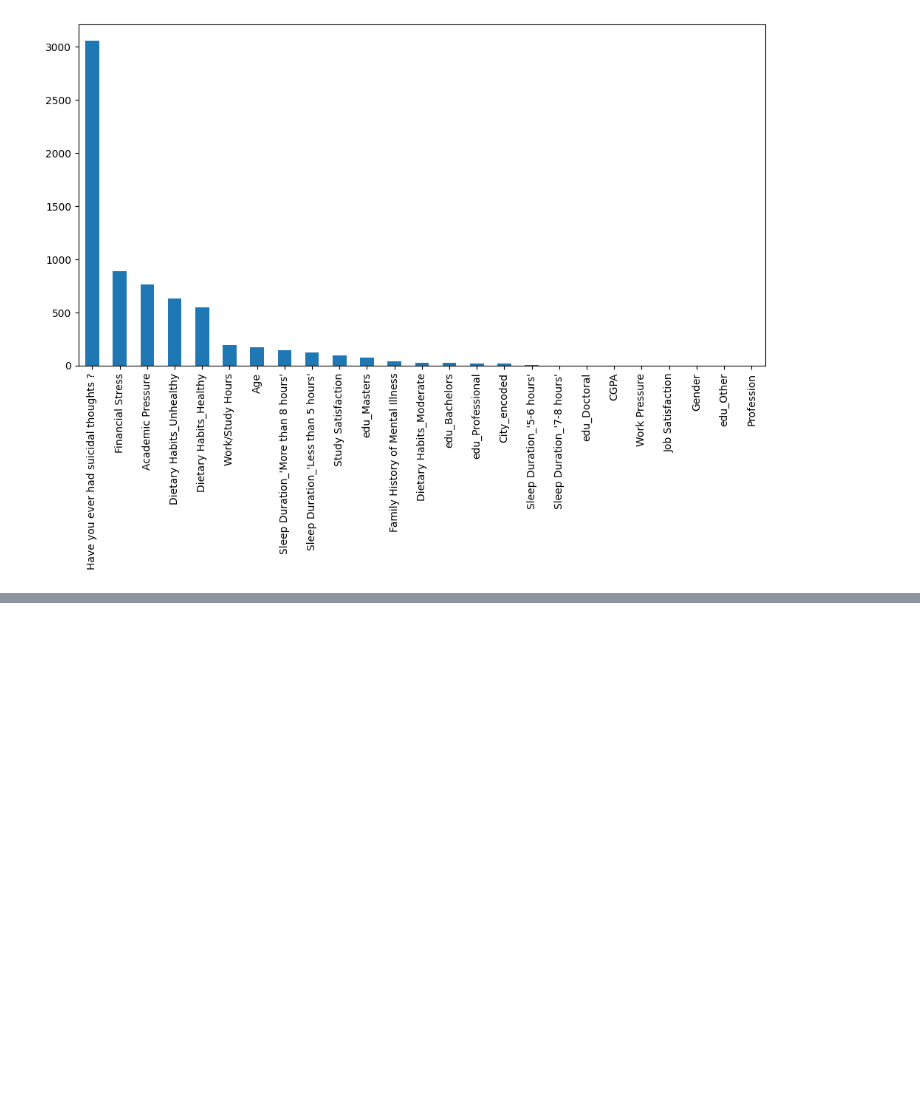
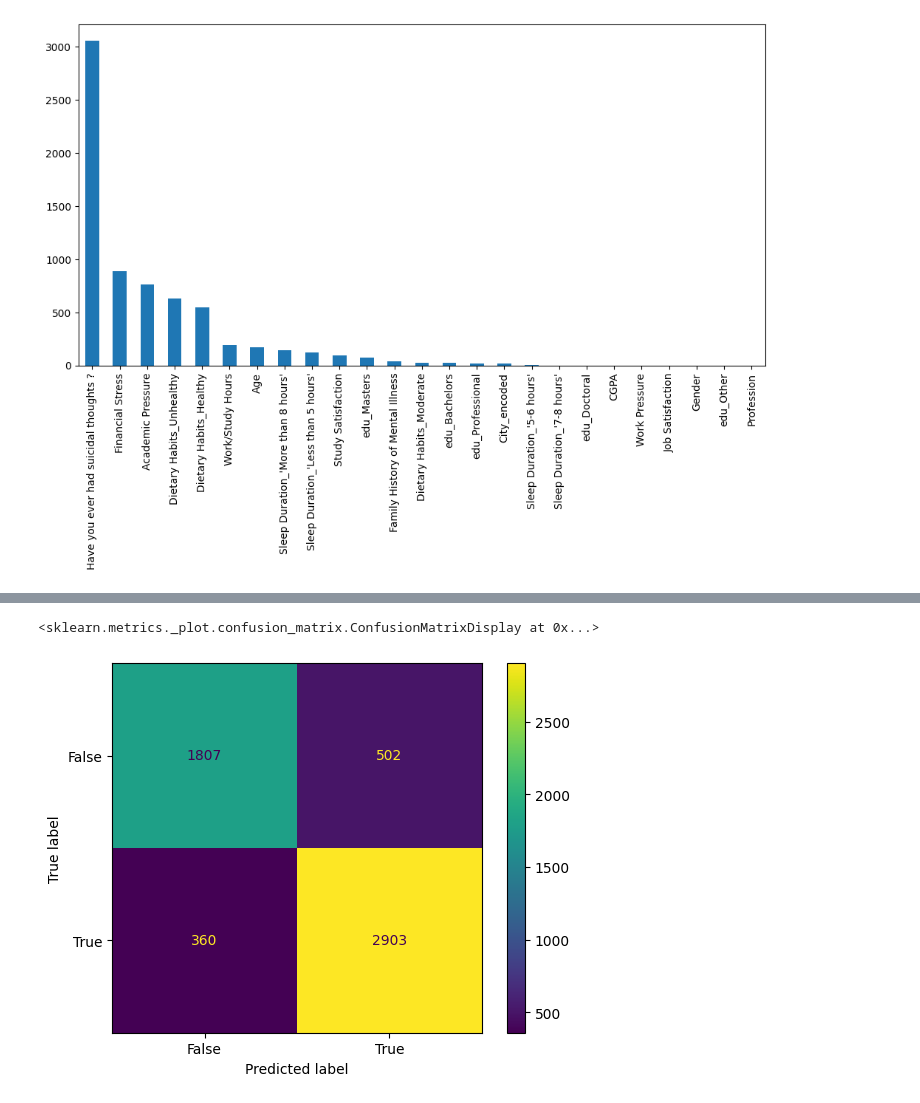
Before and after one commit to AleiyDroubi/Datascience, a Jupyter notebook: mental health project/dataset.ipynb, the cells around one changed output, grey strips where cells are left out. Cells and saved outputs as stored; diff of their text form; code cells hidden in the pictures; blank space fills up the shorter version.

Commit message:
confusuin matrix

```diff
--- a/mental health project/dataset.ipynb
+++ b/mental health project/dataset.ipynb
@@ -199,0 +214,12 @@ Accuracy       : 0.8252
+# %%
+from sklearn import metrics
+import numpy as np
+
+actual = y_test
+predicted = y_pred
+confusion_mtx = metrics.confusion_matrix(actual, predicted)
+cm_display = metrics.ConfusionMatrixDisplay(confusion_matrix = confusion_mtx, display_labels = [False, True])
+cm_display.plot()
+# %% [output]
+<sklearn.metrics._plot.confusion_matrix.ConfusionMatrixDisplay at 0x...>
+[figure, added]
```
Also changed, not shown: parts of 6 cells of this notebook, 1 other file.
